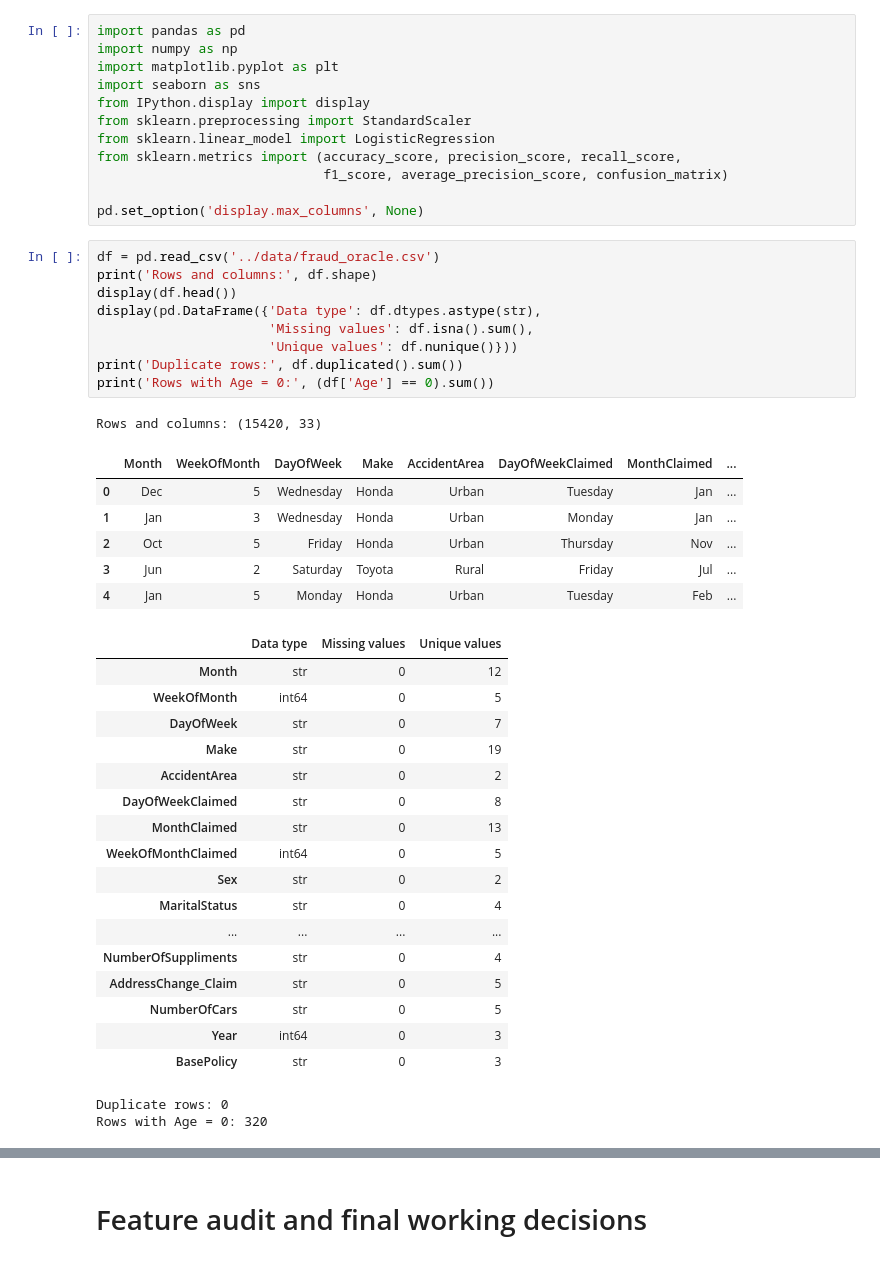
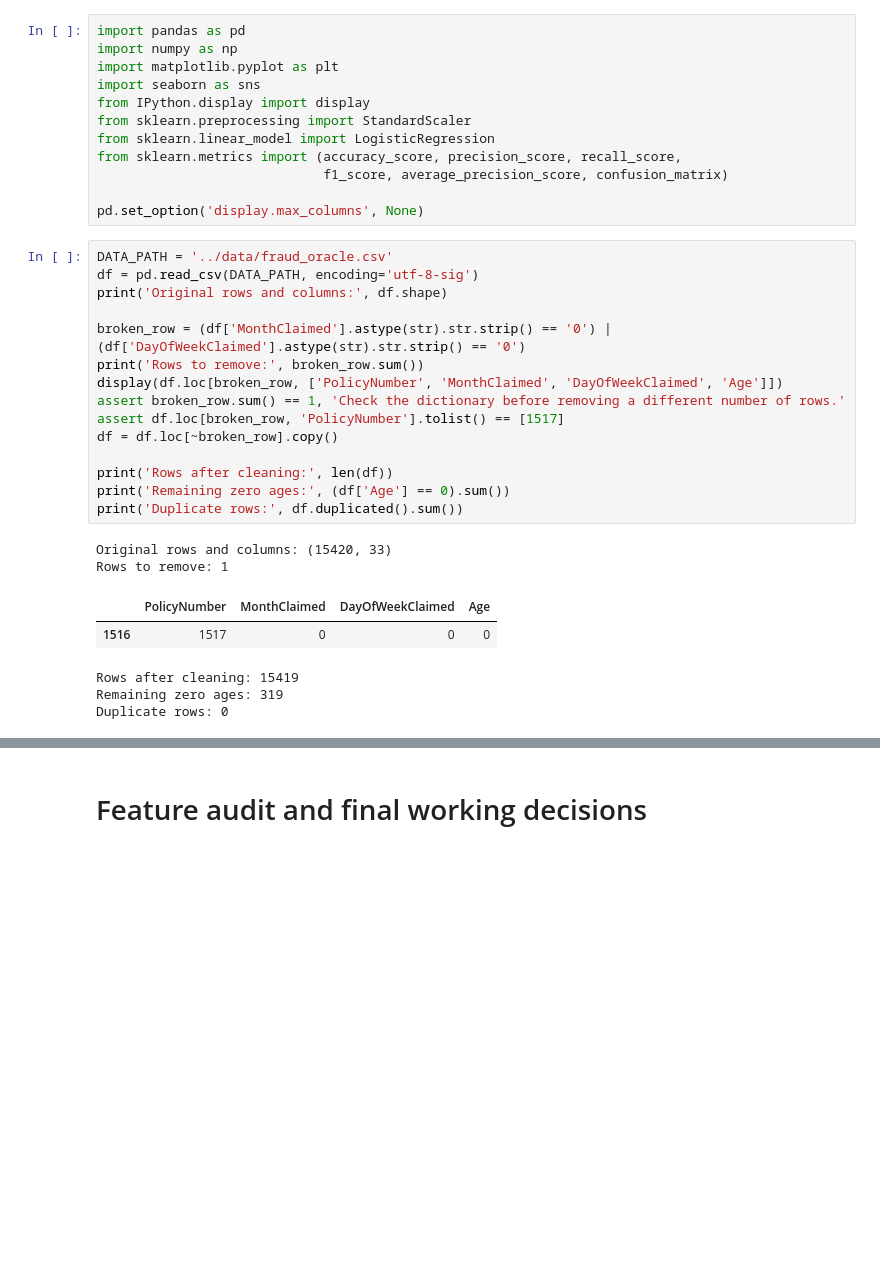
Before and after one commit to Break-Through-Tech/LexisNexis-1B-detecting-fraudulent-insurance-claims, a Jupyter notebook: notebooks/Mohammad_Ikbal_Baseline_Models.ipynb, the cells around one changed output, grey strips where cells are left out. Saved outputs shown, nothing was run; the diff lists cells and outputs as text; blank space fills up the shorter version.

```diff
--- a/notebooks/Mohammad_Ikbal_Baseline_Models.ipynb
+++ b/notebooks/Mohammad_Ikbal_Baseline_Models.ipynb
@@ -11,38 +13,25 @@ from sklearn.metrics import (accuracy_score, precision_score, recall_score,
 
 pd.set_option('display.max_columns', None)
 # %%
-df = pd.read_csv('../data/fraud_oracle.csv')
-print('Rows and columns:', df.shape)
-display(df.head())
-display(pd.DataFrame({'Data type': df.dtypes.astype(str),
-                      'Missing values': df.isna().sum(),
-                      'Unique values': df.nunique()}))
+DATA_PATH = '../data/fraud_oracle.csv'
+df = pd.read_csv(DATA_PATH, encoding='utf-8-sig')
+print('Original rows and columns:', df.shape)
+
+broken_row = (df['MonthClaimed'].astype(str).str.strip() == '0') | (df['DayOfWeekClaimed'].astype(str).str.strip() == '0')
+print('Rows to remove:', broken_row.sum())
+display(df.loc[broken_row, ['PolicyNumber', 'MonthClaimed', 'DayOfWeekClaimed', 'Age']])
+assert broken_row.sum() == 1, 'Check the dictionary before removing a different number of rows.'
+assert df.loc[broken_row, 'PolicyNumber'].tolist() == [1517]
+df = df.loc[~broken_row].copy()
+
+print('Rows after cleaning:', len(df))
+print('Remaining zero ages:', (df['Age'] == 0).sum())
 print('Duplicate rows:', df.duplicated().sum())
-print('Rows with Age = 0:', (df['Age'] == 0).sum())
 # %% [output]
-Rows and columns: (15420, 33)
+Original rows and columns: (15420, 33)
+Rows to remove: 1
-|  | Month | WeekOfMonth | DayOfWeek | Make | AccidentArea | DayOfWeekClaimed | MonthClaimed | ... |
-| 0 | Dec | 5 | Wednesday | Honda | Urban | Tuesday | Jan | ... |
-| 1 | Jan | 3 | Wednesday | Honda | Urban | Monday | Jan | ... |
-| 2 | Oct | 5 | Friday | Honda | Urban | Thursday | Nov | ... |
-| 3 | Jun | 2 | Saturday | Toyota | Rural | Friday | Jul | ... |
-| 4 | Jan | 5 | Monday | Honda | Urban | Tuesday | Feb | ... |
+|  | PolicyNumber | MonthClaimed | DayOfWeekClaimed | Age |
+| 1516 | 1517 | 0 | 0 | 0 |
-|  | Data type | Missing values | Unique values |
-| Month | str | 0 | 12 |
-| WeekOfMonth | int64 | 0 | 5 |
-| DayOfWeek | str | 0 | 7 |
-| Make | str | 0 | 19 |
-| AccidentArea | str | 0 | 2 |
-| DayOfWeekClaimed | str | 0 | 8 |
-| MonthClaimed | str | 0 | 13 |
-| WeekOfMonthClaimed | int64 | 0 | 5 |
-| Sex | str | 0 | 2 |
-| MaritalStatus | str | 0 | 4 |
-| ... | ... | ... | ... |
-| NumberOfSuppliments | str | 0 | 4 |
-| AddressChange_Claim | str | 0 | 5 |
-| NumberOfCars | str | 0 | 5 |
-| Year | int64 | 0 | 3 |
-| BasePolicy | str | 0 | 3 |
+Rows after cleaning: 15419
+Remaining zero ages: 319
 Duplicate rows: 0
-Rows with Age = 0: 320
```
Also changed, not shown: parts of 37 cells of this notebook.
